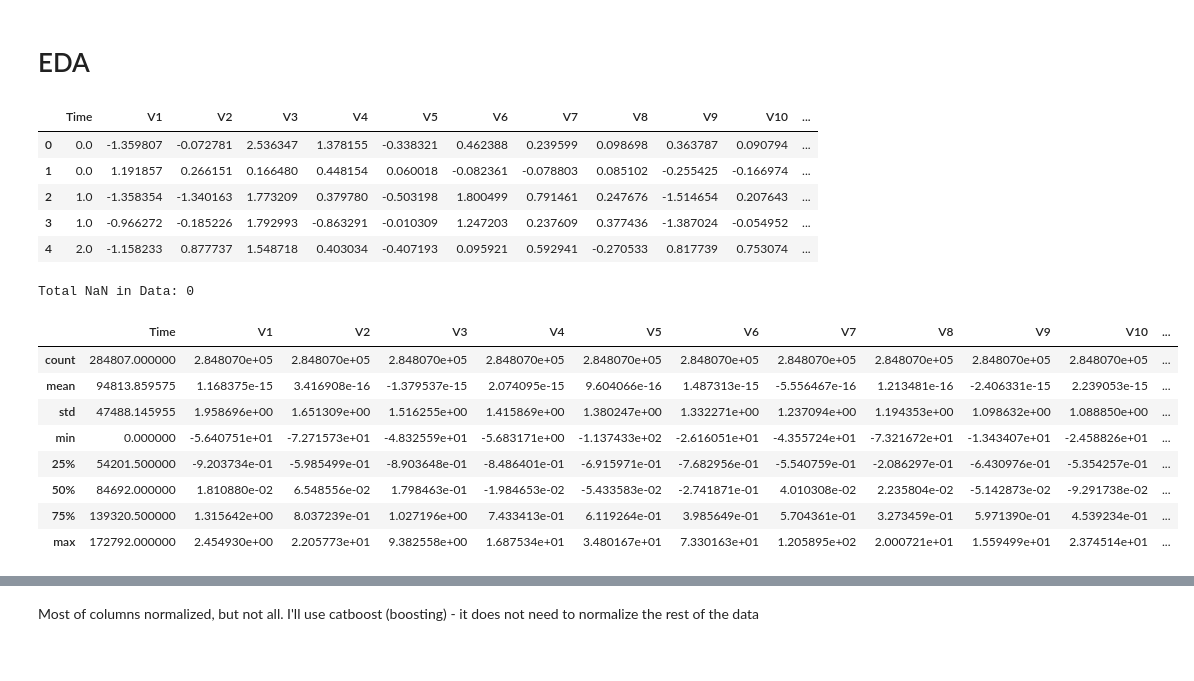
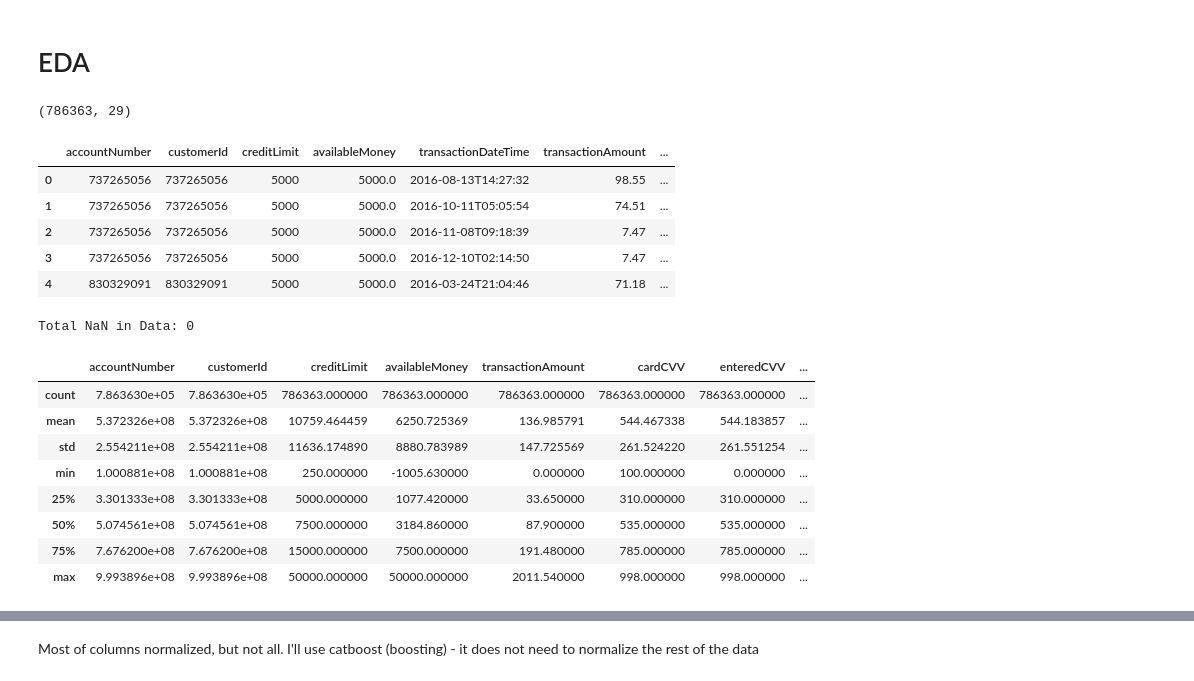
Before and after one commit to Dangennadevich/ML_piplie_project, a Jupyter notebook: Antifraud_project_EDA_and_ML_building.ipynb, the cells around one changed output, grey strips where cells are left out. Drawn from its saved outputs; the diff is of its cells as text; code cells hidden in the pictures.

```diff
--- a/Antifraud_project_EDA_and_ML_building.ipynb
+++ b/Antifraud_project_EDA_and_ML_building.ipynb
@@ -13,27 +11,33 @@ df = pd.read_csv(file_path)
+# %%
+data = pd.read_json('/Users/dan/git_repo/movs/python/2q/MLOps/ML_piplie_project/transactions.txt', lines=True)
 # %% [markdown]
 # EDA
+# %%
+data.shape
+# %% [output]
+(786363, 29)
 # %%
-df.head()
+data.head()
 # %% [output]
-|  | Time | V1 | V2 | V3 | V4 | V5 | V6 | V7 | V8 | V9 | V10 | ... |
-| 0 | 0.0 | -1.359807 | -0.072781 | 2.536347 | 1.378155 | -0.338321 | 0.462388 | 0.239599 | 0.098698 | 0.363787 | 0.090794 | ... |
-| 1 | 0.0 | 1.191857 | 0.266151 | 0.166480 | 0.448154 | 0.060018 | -0.082361 | -0.078803 | 0.085102 | -0.255425 | -0.166974 | ... |
-| 2 | 1.0 | -1.358354 | -1.340163 | 1.773209 | 0.379780 | -0.503198 | 1.800499 | 0.791461 | 0.247676 | -1.514654 | 0.207643 | ... |
-| 3 | 1.0 | -0.966272 | -0.185226 | 1.792993 | -0.863291 | -0.010309 | 1.247203 | 0.237609 | 0.377436 | -1.387024 | -0.054952 | ... |
-| 4 | 2.0 | -1.158233 | 0.877737 | 1.548718 | 0.403034 | -0.407193 | 0.095921 | 0.592941 | -0.270533 | 0.817739 | 0.753074 | ... |
+|  | accountNumber | customerId | creditLimit | availableMoney | transactionDateTime | transactionAmount | ... |
+| 0 | 737265056 | 737265056 | 5000 | 5000.0 | 2016-08-13T14:27:32 | 98.55 | ... |
+| 1 | 737265056 | 737265056 | 5000 | 5000.0 | 2016-10-11T05:05:54 | 74.51 | ... |
+| 2 | 737265056 | 737265056 | 5000 | 5000.0 | 2016-11-08T09:18:39 | 7.47 | ... |
+| 3 | 737265056 | 737265056 | 5000 | 5000.0 | 2016-12-10T02:14:50 | 7.47 | ... |
+| 4 | 830329091 | 830329091 | 5000 | 5000.0 | 2016-03-24T21:04:46 | 71.18 | ... |
 # %%
-p = df.isna().sum().sum()
+p = data.isna().sum().sum()
 print(f"Total NaN in Data: {p}")
 
-df.describe()
+data.describe()
 # %% [output]
 Total NaN in Data: 0
-|  | Time | V1 | V2 | V3 | V4 | V5 | V6 | V7 | V8 | V9 | V10 | ... |
-| count | 284807.000000 | 2.848070e+05 | 2.848070e+05 | 2.848070e+05 | 2.848070e+05 | 2.848070e+05 | 2.848070e+05 | 2.848070e+05 | 2.848070e+05 | 2.848070e+05 | 2.848070e+05 | ... |
-| mean | 94813.859575 | 1.168375e-15 | 3.416908e-16 | -1.379537e-15 | 2.074095e-15 | 9.604066e-16 | 1.487313e-15 | -5.556467e-16 | 1.213481e-16 | -2.406331e-15 | 2.239053e-15 | ... |
-| std | 47488.145955 | 1.958696e+00 | 1.651309e+00 | 1.516255e+00 | 1.415869e+00 | 1.380247e+00 | 1.332271e+00 | 1.237094e+00 | 1.194353e+00 | 1.098632e+00 | 1.088850e+00 | ... |
-| min | 0.000000 | -5.640751e+01 | -7.271573e+01 | -4.832559e+01 | -5.683171e+00 | -1.137433e+02 | -2.616051e+01 | -4.355724e+01 | -7.321672e+01 | -1.343407e+01 | -2.458826e+01 | ... |
-| 25% | 54201.500000 | -9.203734e-01 | -5.985499e-01 | -8.903648e-01 | -8.486401e-01 | -6.915971e-01 | -7.682956e-01 | -5.540759e-01 | -2.086297e-01 | -6.430976e-01 | -5.354257e-01 | ... |
-| 50% | 84692.000000 | 1.810880e-02 | 6.548556e-02 | 1.798463e-01 | -1.984653e-02 | -5.433583e-02 | -2.741871e-01 | 4.010308e-02 | 2.235804e-02 | -5.142873e-02 | -9.291738e-02 | ... |
-| 75% | 139320.500000 | 1.315642e+00 | 8.037239e-01 | 1.027196e+00 | 7.433413e-01 | 6.119264e-01 | 3.985649e-01 | 5.704361e-01 | 3.273459e-01 | 5.971390e-01 | 4.539234e-01 | ... |
-| max | 172792.000000 | 2.454930e+00 | 2.205773e+01 | 9.382558e+00 | 1.687534e+01 | 3.480167e+01 | 7.330163e+01 | 1.205895e+02 | 2.000721e+01 | 1.559499e+01 | 2.374514e+01 | ... |
+|  | accountNumber | customerId | creditLimit | availableMoney | transactionAmount | cardCVV | enteredCVV | ... |
+| count | 7.863630e+05 | 7.863630e+05 | 786363.000000 | 786363.000000 | 786363.000000 | 786363.000000 | 786363.000000 | ... |
+| mean | 5.372326e+08 | 5.372326e+08 | 10759.464459 | 6250.725369 | 136.985791 | 544.467338 | 544.183857 | ... |
+| std | 2.554211e+08 | 2.554211e+08 | 11636.174890 | 8880.783989 | 147.725569 | 261.524220 | 261.551254 | ... |
+| min | 1.000881e+08 | 1.000881e+08 | 250.000000 | -1005.630000 | 0.000000 | 100.000000 | 0.000000 | ... |
+| 25% | 3.301333e+08 | 3.301333e+08 | 5000.000000 | 1077.420000 | 33.650000 | 310.000000 | 310.000000 | ... |
+| 50% | 5.074561e+08 | 5.074561e+08 | 7500.000000 | 3184.860000 | 87.900000 | 535.000000 | 535.000000 | ... |
+| 75% | 7.676200e+08 | 7.676200e+08 | 15000.000000 | 7500.000000 | 191.480000 | 785.000000 | 785.000000 | ... |
+| max | 9.993896e+08 | 9.993896e+08 | 50000.000000 | 50000.000000 | 2011.540000 | 998.000000 | 998.000000 | ... |
```
Also changed, not shown: parts of 5 cells of this notebook, 1 other file.
